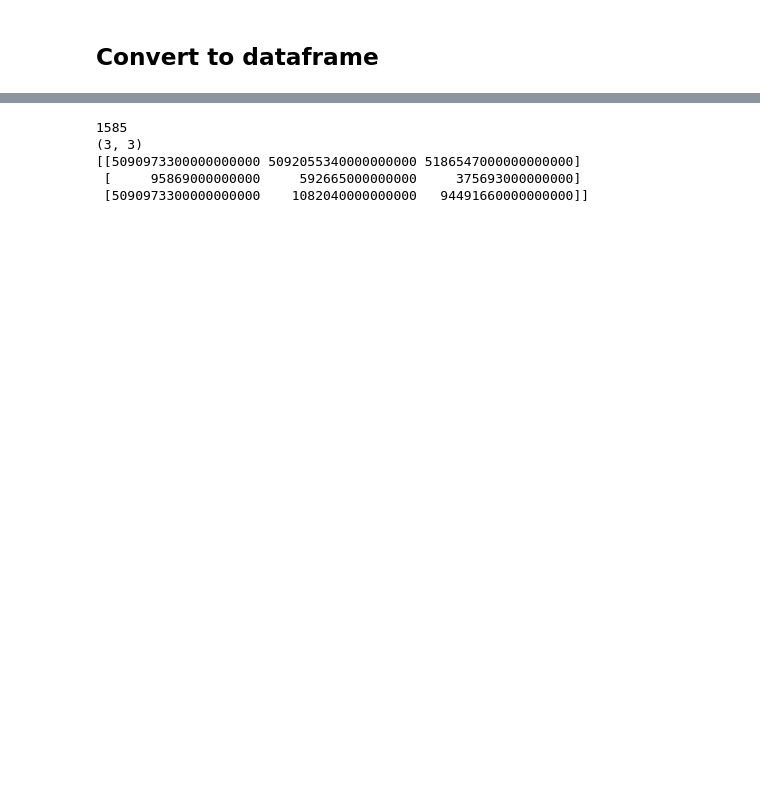
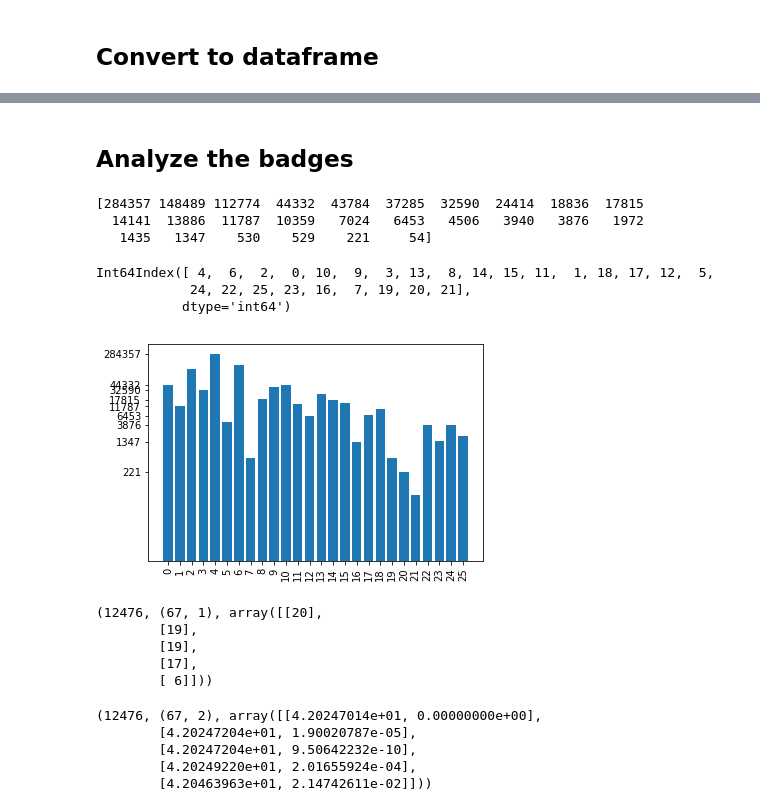
Before and after one commit to shaabhishek/hierarchical-pp-new, a Jupyter notebook: src/notebooks/Data Analysis.ipynb, the cells around one changed output, grey strips where cells are left out. Saved outputs shown, nothing was run; the diff lists cells and outputs as text; code cells hidden in the pictures; blank space fills up the shorter version.

```diff
--- a/src/notebooks/Data Analysis.ipynb
+++ b/src/notebooks/Data Analysis.ipynb
@@ -205,0 +57,30 @@ x_data = compute_markers(data)
+# %%
+def stackex_correct_datatypes(stackex_df):
+
+    # TIMES
+    stackex_df['timestamp'] = stackex_df['timestamp'].astype('datetime64[ms]')
+
+    # INTS
+    stackex_df['userid'] = stackex_df['userid'].astype('int')
+
+
+    return stackex_df
+# %%
+def stackex_data_to_df(data, colnames=None):
+    flat_data = [{'userid':idx_user, 'marker': x, 'timestamp': t} for idx_user, data_user in data.items() for x,t in data_user]
+    stackex_df = pandas.DataFrame(flat_data)
+    stackex_df = stackex_correct_datatypes(stackex_df)
+
+    # Make marker a categorical variable
+    unique_marker_labels = stackex_df['marker'].unique()
+    stackex_df['marker'] = stackex_df['marker'].apply(lambda x: np.argwhere(x==unique_marker_labels).item())
+
+    # Sort values first by userid and then by timestamp..
+    stackex_df = stackex_df.sort_values(by=['userid', 'timestamp', 'marker'], axis='rows')
+
+    # Remove duplicates userid - timestamp pairs as per the RMTPP paper
+    stackex_df = stackex_df.drop_duplicates(subset=['userid', 'timestamp'], keep=False)
+
+    return stackex_df
+# %%
+stackex_df = stackex_data_to_df(data)
@@ -205,0 +106,22 @@ x_data = compute_markers(data)
+# %% [markdown]
+## Analyze the badges
+# %%
+_s = stackex_df['marker'].value_counts()
+print(_s.values)
+# %% [output]
+[284357 148489 112774  44332  43784  37285  32590  24414  18836  17815
+  14141  13886  11787  10359   7024   6453   4506   3940   3876   1972
+   1435   1347    530    529    221     54]
+# %%
+_s.index
+# %% [output]
+Int64Index([ 4,  6,  2,  0, 10,  9,  3, 13,  8, 14, 15, 11,  1, 18, 17, 12,  5,
+            24, 22, 25, 23, 16,  7, 19, 20, 21],
+           dtype='int64')
+# %%
+plt.bar(_s.index, np.log(_s.values))
+plt.xticks(ticks=_s.index, rotation='vertical')
+plt.yticks(ticks=np.log(_s.values)[::3], labels=_s.values[::3])
+plt.show()
+# %% [output]
+[figure, added]
@@ -205,0 +137,8 @@ x_data = compute_markers(data)
+# %%
+len(x_data), x_data[0].shape, x_data[0][:5]
+# %% [output]
+(12476, (67, 1), array([[20],
+        [19],
+        [19],
+        [17],
+        [ 6]]))
@@ -206,10 +157,8 @@ x_data = compute_markers(data)
 # %%
-print(len(t_data))
-print(t_data[0].shape)
-print(t_data[0])
+len(t_data), t_data[0].shape, t_data[0][:5]
 # %% [output]
-1585
-(3, 3)
-[[5090973300000000000 5092055340000000000 5186547000000000000]
- [     95869000000000     592665000000000     375693000000000]
- [5090973300000000000    1082040000000000   94491660000000000]]
+(12476, (67, 2), array([[4.20247014e+01, 0.00000000e+00],
+        [4.20247204e+01, 1.90020787e-05],
+        [4.20247204e+01, 9.50642232e-10],
+        [4.20249220e+01, 2.01655924e-04],
+        [4.20463963e+01, 2.14742611e-02]]))
```
Also changed, not shown: parts of 32 cells of this notebook.
